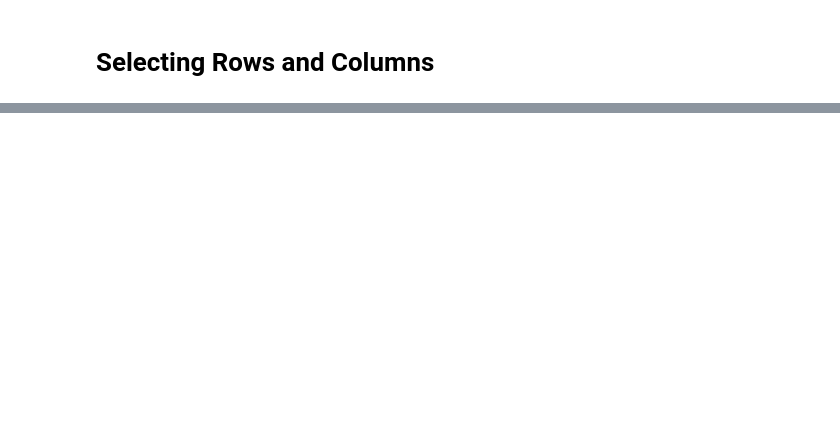
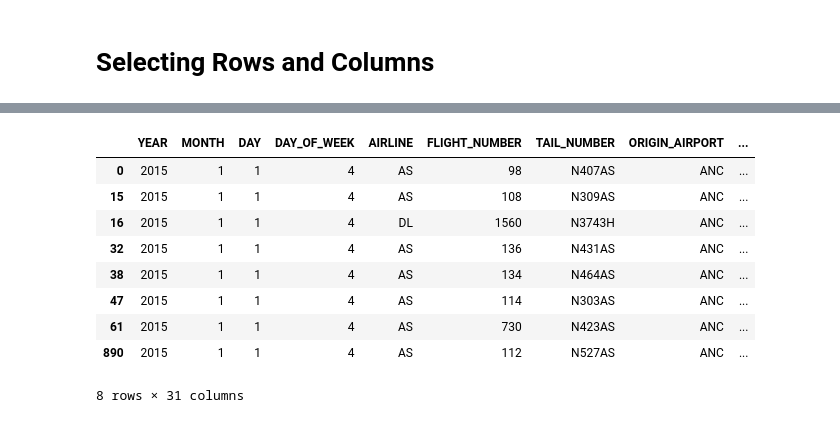
Before and after one commit to pranamg/duckdb-up-and-running, a Jupyter notebook: Chapter_4.ipynb, the cells around one changed output, grey strips where cells are left out. Cells and saved outputs as stored; diff of their text form; code cells hidden in the pictures; blank space fills up the shorter version.

```diff
--- a/Chapter_4.ipynb
+++ b/Chapter_4.ipynb
@@ -119,8 +378,19 @@ df
 # %%
-df = pd.read_csv('flights.csv')
-df = df[(df['MONTH'] == 5) &
-        (df['ORIGIN_AIRPORT'] == 'SFO') &
+df = pd.read_csv('./datasets/flights/flights_sample.csv')
+df = df[(df['MONTH'] == 1) &
+        (df['ORIGIN_AIRPORT'] == 'ANC') &
         (df['DESTINATION_AIRPORT'] == 'SEA')]
 df
+# %% [output]
+|  | YEAR | MONTH | DAY | DAY_OF_WEEK | AIRLINE | FLIGHT_NUMBER | TAIL_NUMBER | ORIGIN_AIRPORT | ... |
+| 0 | 2015 | 1 | 1 | 4 | AS | 98 | N407AS | ANC | ... |
+| 15 | 2015 | 1 | 1 | 4 | AS | 108 | N309AS | ANC | ... |
+| 16 | 2015 | 1 | 1 | 4 | DL | 1560 | N3743H | ANC | ... |
+| 32 | 2015 | 1 | 1 | 4 | AS | 136 | N431AS | ANC | ... |
+| 38 | 2015 | 1 | 1 | 4 | AS | 134 | N464AS | ANC | ... |
+| 47 | 2015 | 1 | 1 | 4 | AS | 114 | N303AS | ANC | ... |
+| 61 | 2015 | 1 | 1 | 4 | AS | 730 | N423AS | ANC | ... |
+| 890 | 2015 | 1 | 1 | 4 | AS | 112 | N527AS | ANC | ... |
+8 rows × 31 columns
 # %%
 # for mac
```
Also changed, not shown: parts of 73 cells of this notebook, 2 other files.
